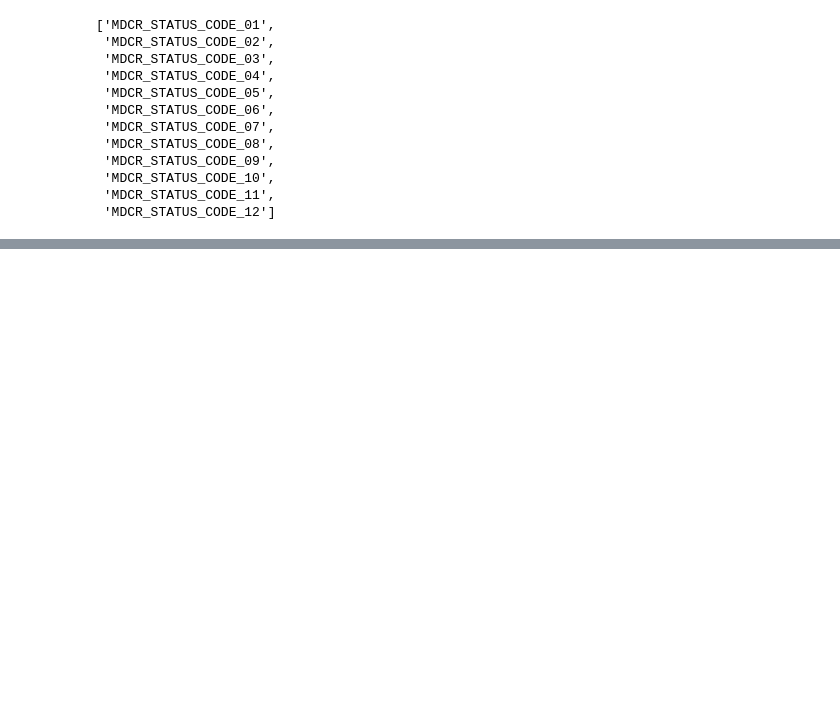
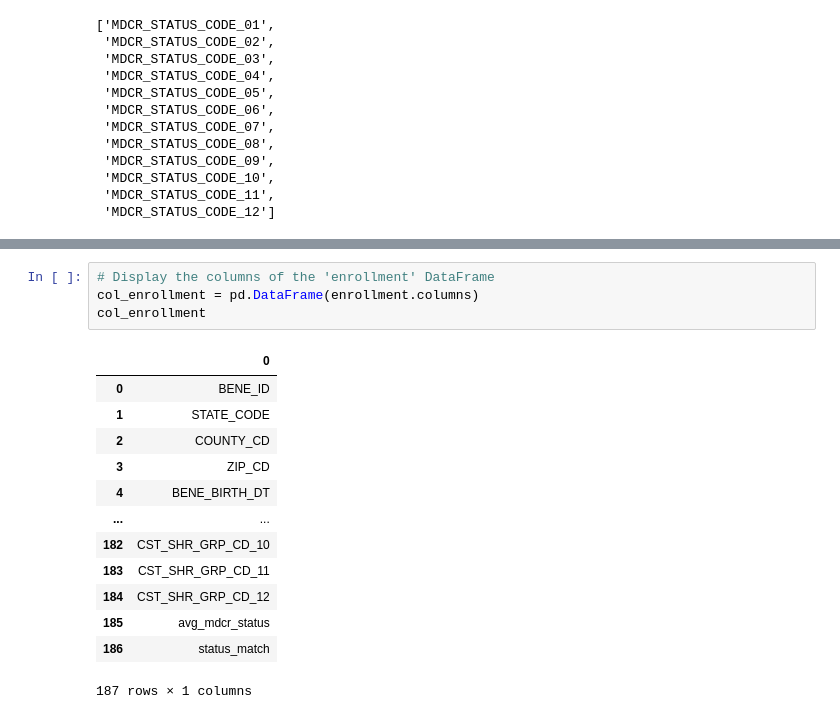
Before and after one commit to renugehring/HealthCareAnalysis, a Jupyter notebook: Working_with_Enrollment_Data.ipynb, the cells around one changed output, grey strips where cells are left out. Saved outputs shown, nothing was run; the diff lists cells and outputs as text; blank space fills up the shorter version.

```diff
--- a/Working_with_Enrollment_Data.ipynb
+++ b/Working_with_Enrollment_Data.ipynb
@@ -96,3 +96,21 @@ exceptions.head(5)
 | 371 | -10000010256251 | 4 | 4690 | 71749 | 11-Dec-1954 | 1 | 2 | 1 | ... |
 | 498 | -10000010256859 | 7 | 7050 | 6415 | 07-Nov-1954 | 2 | 1 | 1 | ... |
 | 768 | -10000010258007 | 10 | 10350 | 33917 | 27-Jul-1954 | 1 | 1 | 1 | ... |
+# %%
+# Display the columns of the 'enrollment' DataFrame
+col_enrollment = pd.DataFrame(enrollment.columns)
+col_enrollment
+# %% [output]
+|  | 0 |
+| 0 | BENE_ID |
+| 1 | STATE_CODE |
+| 2 | COUNTY_CD |
+| 3 | ZIP_CD |
+| 4 | BENE_BIRTH_DT |
+| ... | ... |
+| 182 | CST_SHR_GRP_CD_10 |
+| 183 | CST_SHR_GRP_CD_11 |
+| 184 | CST_SHR_GRP_CD_12 |
+| 185 | avg_mdcr_status |
+| 186 | status_match |
+187 rows × 1 columns
```
Also changed, not shown: parts of 9 cells of this notebook.
